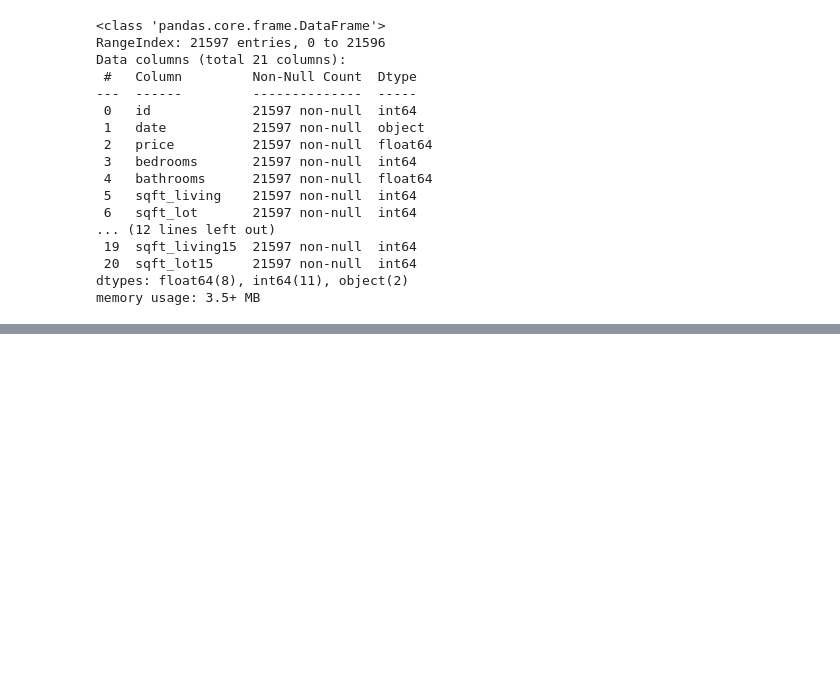
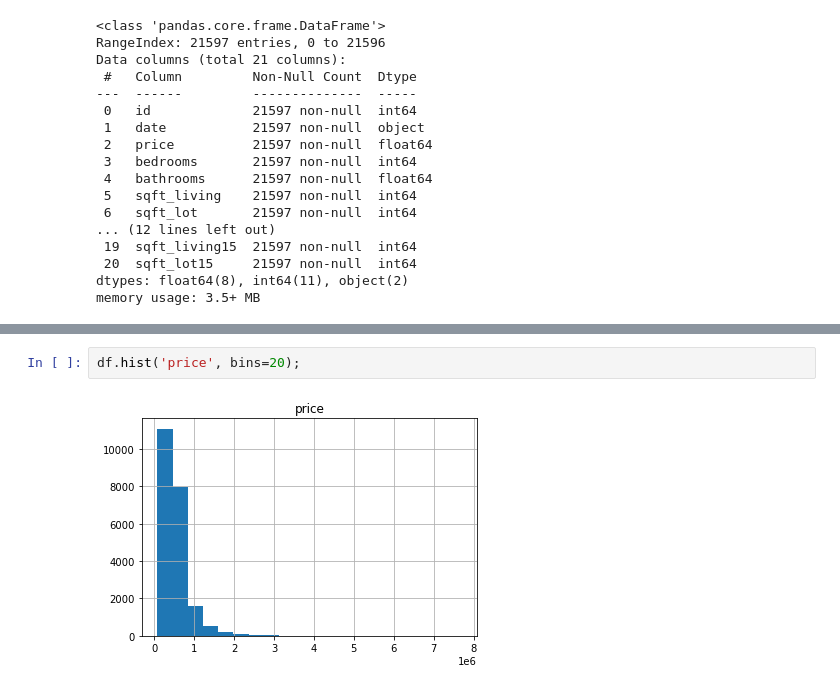
Before and after one commit to mankah/Project-2, a Jupyter notebook: Notebook.ipynb, the cells around one changed output, grey strips where cells are left out. Saved outputs shown, nothing was run; the diff lists cells and outputs as text; blank space fills up the shorter version.

```diff
--- a/Notebook.ipynb
+++ b/Notebook.ipynb
@@ -105 +54,5 @@ df_copy.corr()
+# %%
+df.hist('price', bins=20);
+# %% [output]
+[figure, added]
 # %%
```
Also changed, not shown: parts of 14 cells of this notebook.
